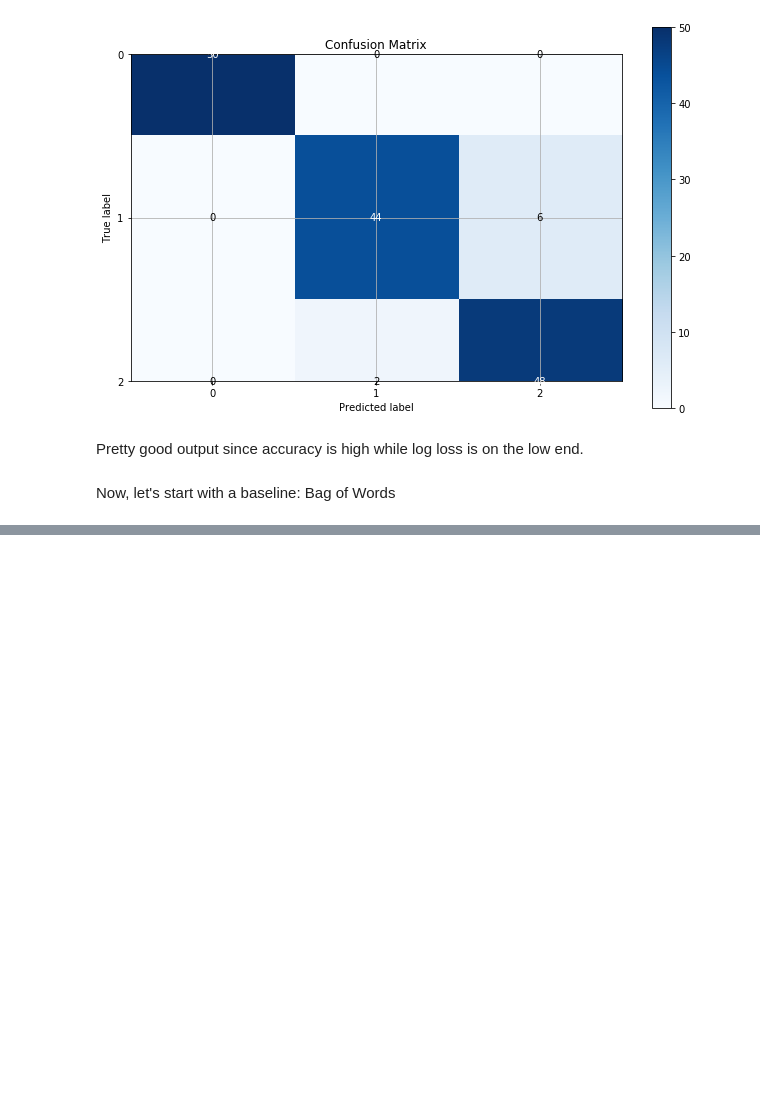
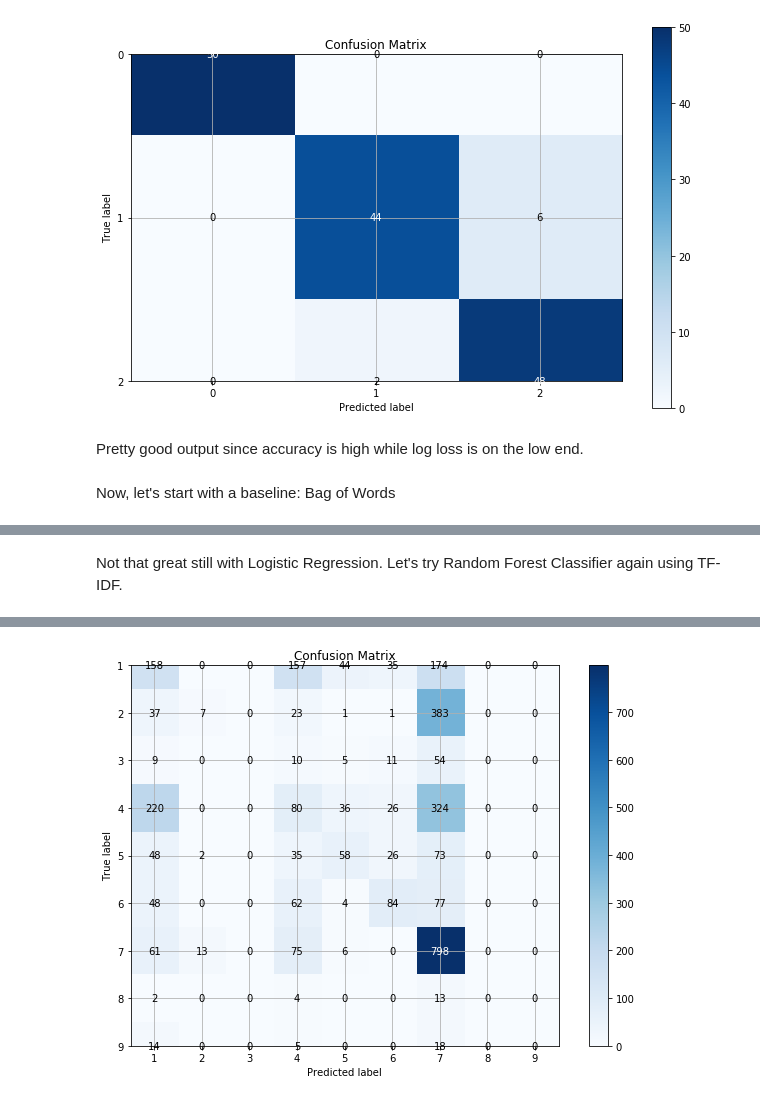
Before and after one commit to mindyng/Technical-Assessments, a Jupyter notebook: Cancer_Prediction.ipynb, the cells around one changed output, grey strips where cells are left out. Cells and saved outputs as stored; diff of their text form; code cells hidden in the pictures; blank space fills up the shorter version.

```diff
--- a/Cancer_Prediction.ipynb
+++ b/Cancer_Prediction.ipynb
@@ -416,0 +481,6 @@ There are unique words in the corpus.
+# %% [markdown]
+Not that great still with Logistic Regression. Let's try Random Forest Classifier again using TF-IDF.
+# %%
+evaluate_features(truncated_tfidf, tr_data['Class'].values.ravel(),
+                  RandomForestClassifier(n_estimators=1000, max_depth=5, verbose=1))
+# %% [output]
@@ -416,0 +491 @@ There are unique words in the corpus.
+[figure, added]
```
Also changed, not shown: parts of 40 cells of this notebook.
